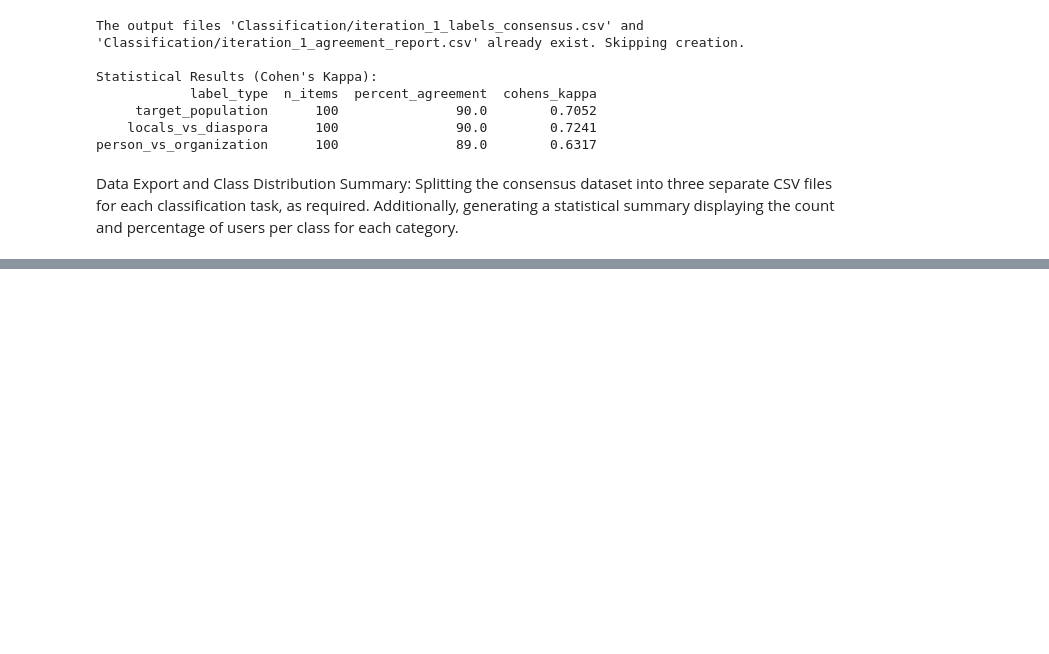
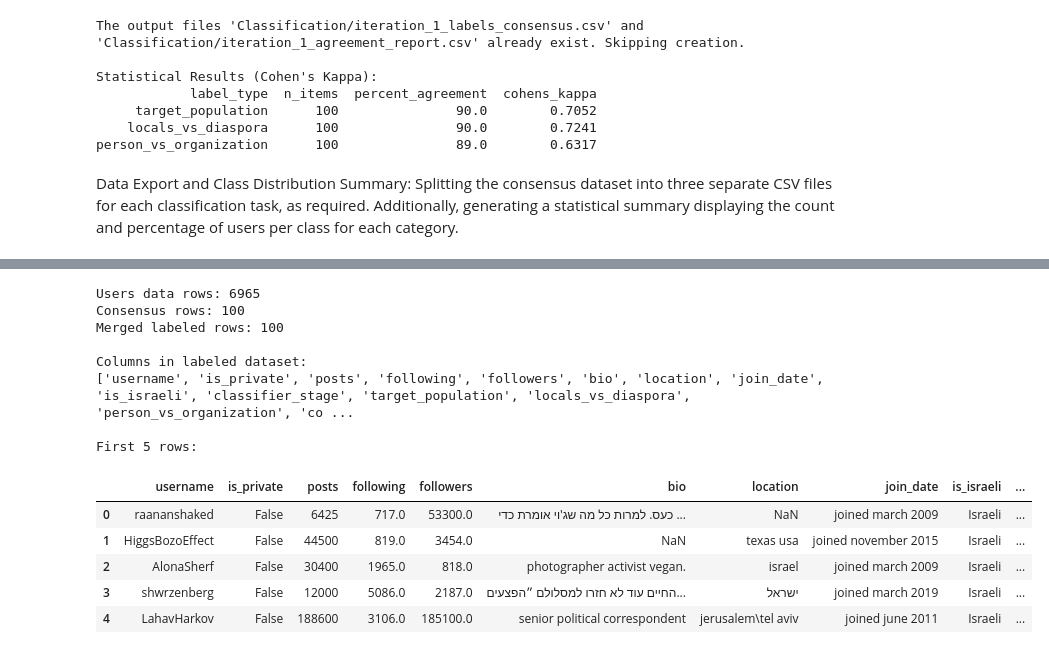
Before and after one commit to Matan2002/IsraelPOIs_ML_Project, a Jupyter notebook: Project.ipynb, the cells around one changed output, grey strips where cells are left out. Saved outputs shown, nothing was run; the diff lists cells and outputs as text; code cells hidden in the pictures; blank space fills up the shorter version.

```diff
--- a/Project.ipynb
+++ b/Project.ipynb
@@ -443,0 +506,66 @@ print(generate_class_summary(df_final, 'person_vs_organization').to_string(index
+# %%
+# Step 5 - Load labeled data for model training
+
+import pandas as pd
+import os
+
+# File paths
+users_data_path = "Data/final_israeli_users.xlsx"
+consensus_path = "Classification/iteration_1_labels_consensus.csv"
+
+# Check that required files exist
+if not os.path.exists(users_data_path):
+    raise FileNotFoundError(f"Users data file not found: {users_data_path}")
+
+if not os.path.exists(consensus_path):
+    raise FileNotFoundError(f"Consensus labels file not found: {consensus_path}")
+
+# Load files
+df_users = pd.read_excel(users_data_path)
+df_consensus = pd.read_csv(consensus_path)
+
+# Clean column names
+df_users.columns = df_users.columns.str.strip()
+df_consensus.columns = df_consensus.columns.str.strip()
+
+# Clean usernames
+df_users["username"] = df_users["username"].astype(str).str.strip()
+df_consensus["username"] = df_consensus["username"].astype(str).str.strip()
+
+# Merge user data with final labels
+df_labeled = pd.merge(
+    df_users,
+    df_consensus,
+    on="username",
+    how="inner"
+)
+
+# Basic checks
+print("Users data rows:", len(df_users))
+print("Consensus rows:", len(df_consensus))
+print("Merged labeled rows:", len(df_labeled))
+
+# Stop if merge is not correct
+if len(df_labeled) != 100:
+    raise ValueError("Merged labeled dataset should contain 100 users. Check username matching.")
+
+print("\nColumns in labeled dataset:")
+print(df_labeled.columns.tolist())
+
+print("\nFirst 5 rows:")
+display(df_labeled.head())
+# %% [output]
+Users data rows: 6965
+Consensus rows: 100
+Merged labeled rows: 100
+
+Columns in labeled dataset:
+['username', 'is_private', 'posts', 'following', 'followers', 'bio', 'location', 'join_date', 'is_israeli', 'classifier_stage', 'target_population', 'locals_vs_diaspora', 'person_vs_organization', 'co ...
+
+First 5 rows:
+|  | username | is_private | posts | following | followers | bio | location | join_date | is_israeli | ... |
+| 0 | raananshaked | False | 6425 | 717.0 | 53300.0 | כעס. למרות כל מה שג'וי אומרת כדי ... | NaN | joined march 2009 | Israeli | ... |
+| 1 | HiggsBozoEffect | False | 44500 | 819.0 | 3454.0 | NaN | texas usa | joined november 2015 | Israeli | ... |
+| 2 | AlonaSherf | False | 30400 | 1965.0 | 818.0 | photographer activist vegan. | israel | joined march 2009 | Israeli | ... |
+| 3 | shwrzenberg | False | 12000 | 5086.0 | 2187.0 | החיים עוד לא חזרו למסלולם ״הפצעים... | ישראל | joined march 2019 | Israeli | ... |
+| 4 | LahavHarkov | False | 188600 | 3106.0 | 185100.0 | senior political correspondent | jerusalem\tel aviv | joined june 2011 | Israeli | ... |
```
Also changed, not shown: parts of 24 cells of this notebook, 2 other files.
